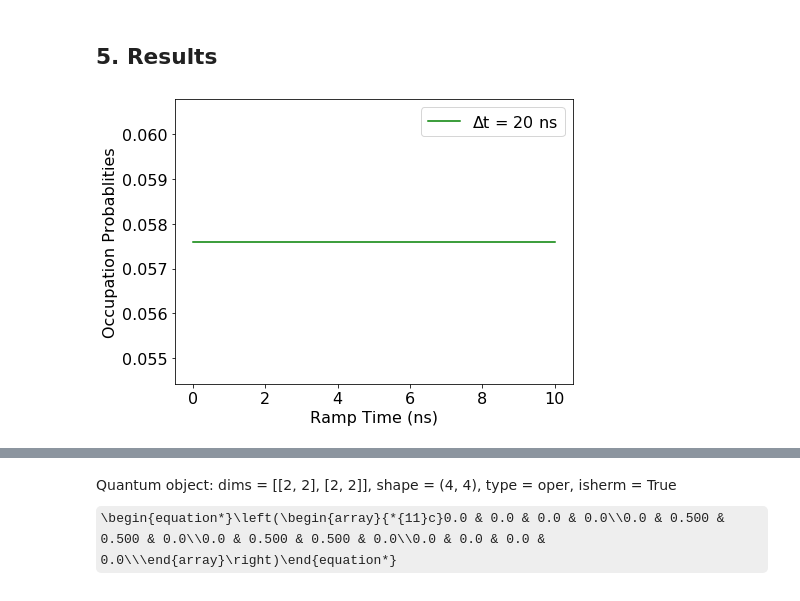
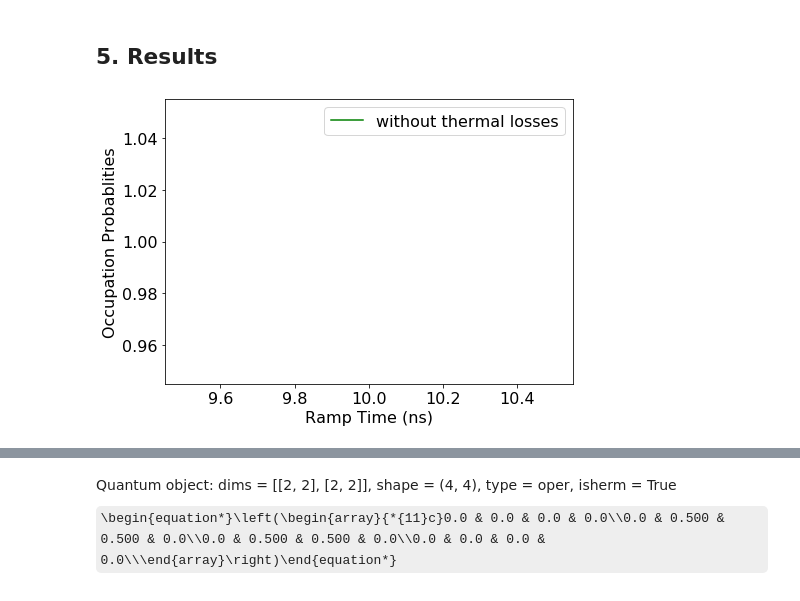
Before and after one commit to SoumyaShreeram/Qubit, a Jupyter notebook: control gates/Sending a smooth pulse (McKay).ipynb, the cells around one changed output, grey strips where cells are left out. Drawn from its saved outputs; the diff is of its cells as text; code cells hidden in the pictures; some formulas as TeX source.

```diff
--- a/control gates/Sending a smooth pulse (McKay).ipynb
+++ b/control gates/Sending a smooth pulse (McKay).ipynb
@@ -152,11 +153,11 @@ Hq1 = Hqubit(sz1)
 Hq2 = Hqubit(sz2)
 
 # Filter Hamiltonians (refer formula in the Introduction)
-H_f1 = tensor(destroy(N),create(N),qeye(N),qeye(2), qeye(2)) + tensor(create(N),destroy(N),qeye(N),qeye(2), qeye(2))
-H_f2 = tensor(qeye(N),create(N),destroy(N),qeye(2), qeye(2)) + tensor(qeye(N),destroy(N),create(N),qeye(2), qeye(2))
+H_f1 = tensor(destroy(N),create(N),qeye(N),qeye(2), qeye(2))
+H_f2 = tensor(qeye(N),create(N),destroy(N),qeye(2), qeye(2))
 
 Hf = numOp(a1) + numOp(a2) + numOp(a3)
-H_f12 = g_f1*H_f1+g_f2*H_f2
+H_f12 = g_f1*sumDagger(H_f1)+g_f2*sumDagger(H_f2)
 
 # Qubit-Filter Hamiltonian
 H_qf1 = tensor(destroy(N),qeye(N), qeye(N), sigmap(),qeye(2))
@@ -165,9 +166,9 @@ H_qf2 = tensor(qeye(N),qeye(N), destroy(N), qeye(2), sigmap())
 Hqf = g_q1f*sumDagger(H_qf1) + g_q2f*sumDagger(H_qf2)
 
 # time-independent Hamiltonian (see later)
-H0 = H_f12+Hqf + w_q2*Hq2 + + w_f*Hf
+H0 = H_f12 + Hqf + Hf*w_f
 
-H = H0+ w_q1*Hq1 # Resultant Hamiltonian
+H = H0+ w_q1*Hq1 +w_q2*Hq2 # Resultant Hamiltonian
 # %% [markdown]
 ### 3.3 Initial State
 # %%
@@ -213,9 +214,9 @@ def rampPulseGen(t_pulse, w1, w2, t):
     """
     if t >= t_pulse[0] and t <= t_pulse[1]:
         w = fitLine(t_pulse, 0, 1, w1, w2, t)
-    elif t >= t_pulse[1] and t <= t_pulse[2]:
+    elif t > t_pulse[1] and t <= t_pulse[2]:
         w = w2/(2*pi)
-    elif t >= t_pulse[2] and t <= t_pulse[3]:
+    elif t > t_pulse[2] and t <= t_pulse[3]:
         w = fitLine(t_pulse, 2, 3, w2, w1, t)
     else:
         w = w1/(2*pi)
@@ -269,10 +270,13 @@ fig.tight_layout()
 # %%
 # time dependent Hamiltonian
-H_t = [H0, [Hq1, wq1_t]]
+H_t = [H0 + Hq2*w_q2, [Hq1, wq1_t]]
+
+
+opts = Odeoptions(max_step=0.005, nsteps=10000)
 
 # Evolving the system with thermal losses
-res = mesolve(H_t, psi0, times, c_ops, [n1, n2, numOp(a1), numOp(a2), numOp(a3)])
+res = mesolve(H_t, psi0, times, c_ops, [], options=opts)
 
 # without thermal losses
-res2 = mesolve(H_t, psi0, times, [], [n1, n2, numOp(a1), numOp(a2), numOp(a3)])
+res2 = mesolve(H_t, psi0, times, [], [], options=opts)
 # %% [markdown]
@@ -345,6 +371,9 @@ def evaluateHam(ramp_vals, no_loss, t_eval):
 # %%
+# find the index of the last point of the ramp
+i = findIndex(times, t_pulse[3], t_pulse[3]+1)
+
 # generating a range of pulse with varying ramp times
-rampList = np.linspace((t_pulse[3]-t_pulse[0])/2-t_pulse[1], t_pulse[0], 30)
+rampList = np.linspace((t_pulse[3]-t_pulse[0])/2-t_pulse[1], t_pulse[0], no_ramps)
 
 # generates the expectation va
 ramp_vals = np.empty((0, 4))
@@ -352,11 +381,11 @@ for dt in rampList:
     t_new = [t_pulse[0], t_pulse[1]+dt, t_pulse[2]-dt, t_pulse[3]]
     ramp_vals = np.append(ramp_vals, [t_new], axis=0)
 
-# evaluated at t=70 ns, with thermal losses
-#ramp_dt_array = evaluateHam(ramp_vals, False, 350)
+# evaluated at the end point of the pulse, without thermal losses
+ramp_dt_array = evaluateHam(ramp_vals, True, i, no_ramps)
 
-# evaluates at t= 40ns
-ramp_dt_array2 = evaluateHam(ramp_vals, False, 200)
+# evaluated at the end point of the pulse, with thermal losses
+ramp_dt_array2 = evaluateHam(ramp_vals, False, i, no_ramps)
 # %% [output]
 [====================] 100%
 # %% [markdown]
@@ -364,14 +393,14 @@ ramp_dt_array2 = evaluateHam(ramp_vals, False, 200)
 # %%
 fig, ax = plt.subplots(1, 1, figsize=(7,5))
 
-ax.plot(rampList, ramp_dt_array2, 'g', label=r"$\Delta$t = 20 ns")
-
+ax.plot(rampList, ramp_dt_array, 'g', label="without thermal losses")
+ax.plot(rampList, ramp_dt_array2, 'r', label="with thermal losses")
 ax.set_xlabel('Ramp Time (ns)')
 ax.set_ylabel('Occupation Probablities')
 ax.legend(loc="upper right")
 fig.tight_layout()
 # %% [output]
-[figure, old version]
+[figure, new version]
 # %%
 # extract the final state from the result of the simulation
 rho_final = res.states[-1]
```
Also changed, not shown: parts of 7 cells of this notebook.
